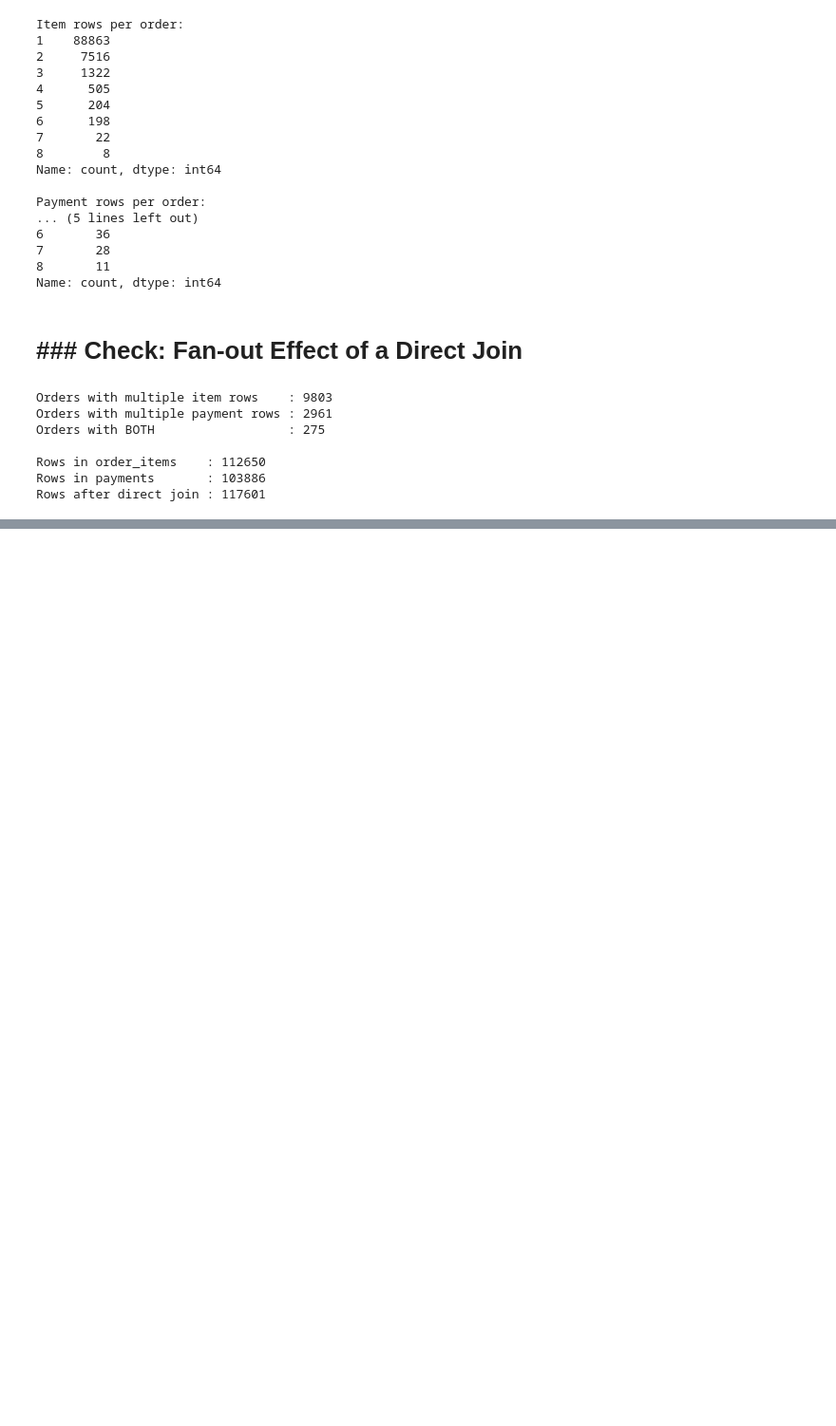
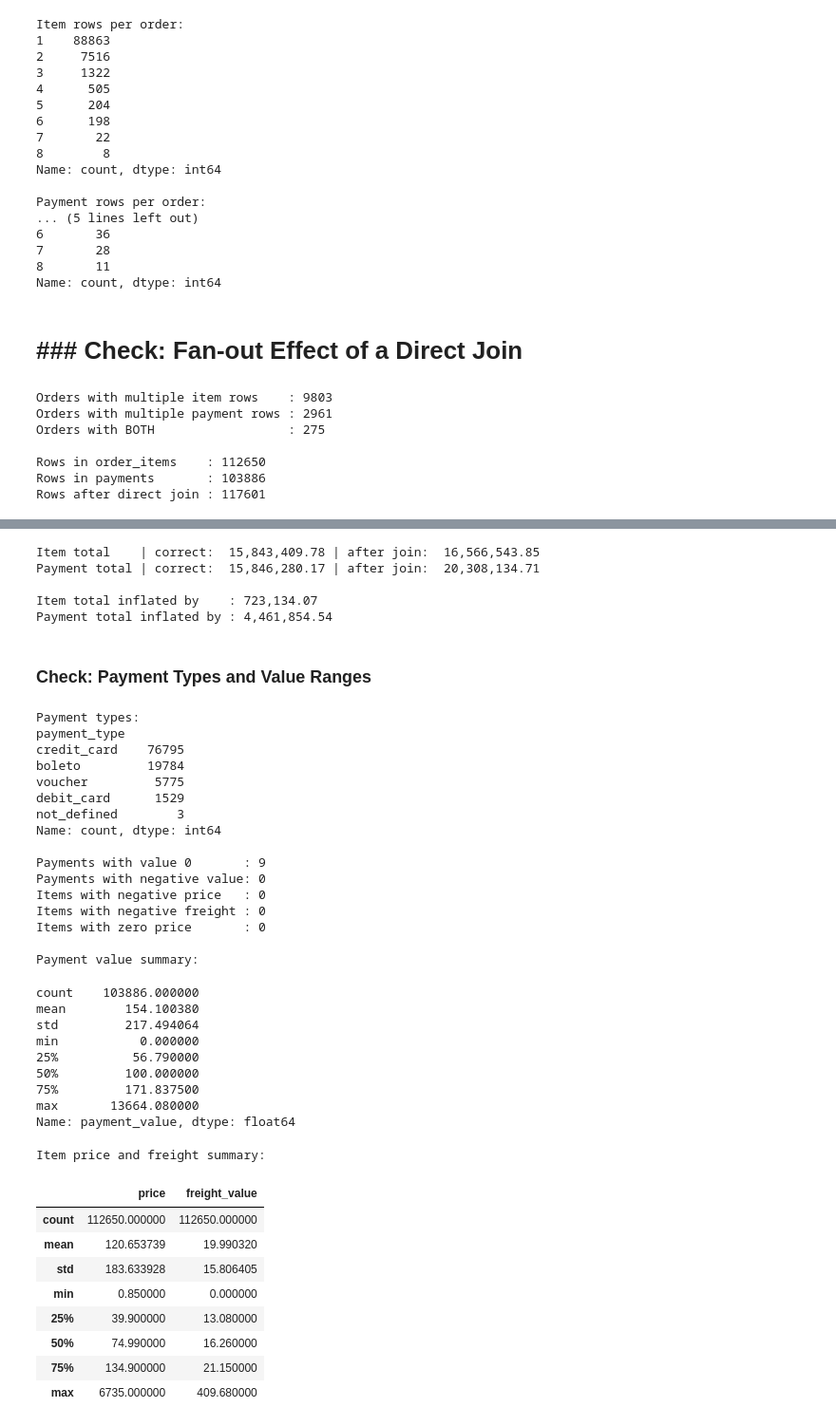
Before and after one commit to Saimalshikare/Revenue-Reconciliation-Exception-Analytics-Project, a Jupyter notebook: notebook/01_data_exploration.ipynb.ipynb, the cells around one changed output, grey strips where cells are left out. Shown at 95% size. Cells and saved outputs as stored; diff of their text form; code cells hidden in the pictures; blank space fills up the shorter version.

```diff
--- a/notebook/01_data_exploration.ipynb.ipynb
+++ b/notebook/01_data_exploration.ipynb.ipynb
@@ -332,0 +345,27 @@ Rows after direct join : 117601
+# %%
+# Orders present in both tables (these survive a direct join)
+common_ids = set(items["order_id"]) & set(payments["order_id"])
+
+# Correct totals: each row counted once
+correct_items = items[items["order_id"].isin(common_ids)]
+correct_pay = payments[payments["order_id"].isin(common_ids)]
+
+correct_item_total = (correct_items["price"] + correct_items["freight_value"]).sum()
+correct_pay_total = correct_pay["payment_value"].sum()
+
+# Totals after a direct join (rows get multiplied)
+direct_join = items.merge(payments, on="order_id")
+join_item_total = (direct_join["price"] + direct_join["freight_value"]).sum()
+join_pay_total = direct_join["payment_value"].sum()
+
+print(f"Item total    | correct: {correct_item_total:>14,.2f} | after join: {join_item_total:>14,.2f}")
+print(f"Payment total | correct: {correct_pay_total:>14,.2f} | after join: {join_pay_total:>14,.2f}")
+print()
+print(f"Item total inflated by    : {join_item_total - correct_item_total:,.2f}")
+print(f"Payment total inflated by : {join_pay_total - correct_pay_total:,.2f}")
+# %% [output]
+Item total    | correct:  15,843,409.78 | after join:  16,566,543.85
+Payment total | correct:  15,846,280.17 | after join:  20,308,134.71
+
+Item total inflated by    : 723,134.07
+Payment total inflated by : 4,461,854.54
@@ -332,0 +384,53 @@ Rows after direct join : 117601
+# %% [markdown]
+### Check: Payment Types and Value Ranges
+# %%
+print("Payment types:")
+print(payments["payment_type"].value_counts())
+
+print("\nPayments with value 0       :", (payments["payment_value"] == 0).sum())
+print("Payments with negative value:", (payments["payment_value"] < 0).sum())
+print("Items with negative price   :", (items["price"] < 0).sum())
+print("Items with negative freight :", (items["freight_value"] < 0).sum())
+print("Items with zero price       :", (items["price"] == 0).sum())
+
+print("\nPayment value summary:")
+display(payments["payment_value"].describe())
+
+print("\nItem price and freight summary:")
+display(items[["price", "freight_value"]].describe())
+# %% [output]
+Payment types:
+payment_type
+credit_card    76795
+boleto         19784
+voucher         5775
+debit_card      1529
+not_defined        3
+Name: count, dtype: int64
+
+Payments with value 0       : 9
+Payments with negative value: 0
+Items with negative price   : 0
+Items with negative freight : 0
+Items with zero price       : 0
+
+Payment value summary:
+count    103886.000000
+mean        154.100380
+std         217.494064
+min           0.000000
+25%          56.790000
+50%         100.000000
+75%         171.837500
+max       13664.080000
+Name: payment_value, dtype: float64
+Item price and freight summary:
+|  | price | freight_value |
+| count | 112650.000000 | 112650.000000 |
+| mean | 120.653739 | 19.990320 |
+| std | 183.633928 | 15.806405 |
+| min | 0.850000 | 0.000000 |
+| 25% | 39.900000 | 13.080000 |
+| 50% | 74.990000 | 16.260000 |
+| 75% | 134.900000 | 21.150000 |
+| max | 6735.000000 | 409.680000 |
```
Also changed, not shown: parts of 11 cells of this notebook.
